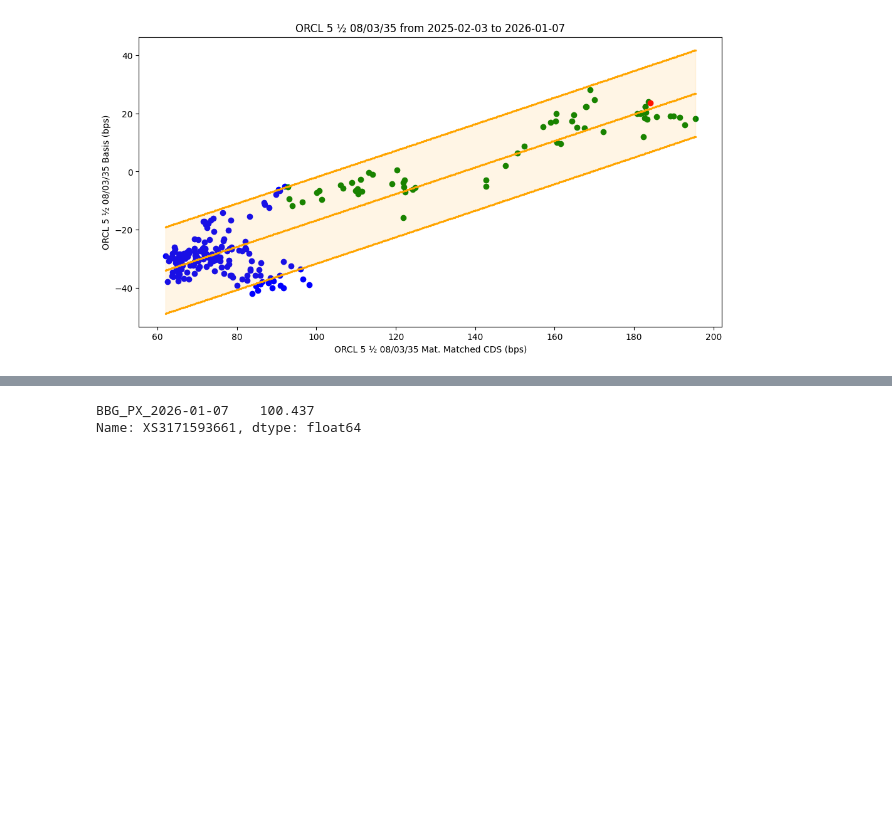
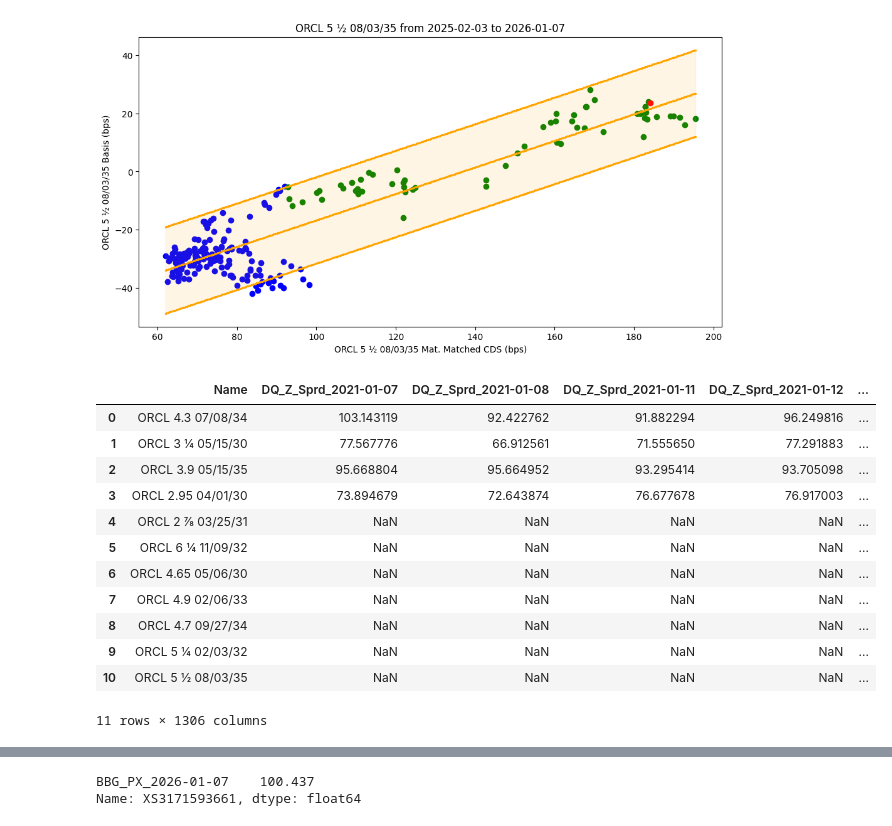
Before and after one commit to vasusharmaiiicm/53A.-HY-Bonds-Basis-Email, a Jupyter notebook: Part B13.ipynb, the cells around one changed output, grey strips where cells are left out. Saved outputs shown, nothing was run; the diff lists cells and outputs as text; code cells hidden in the pictures; blank space fills up the shorter version.

```diff
--- a/Part B13.ipynb
+++ b/Part B13.ipynb
@@ -1053,6 +1053,22 @@ for item in dq_bonds:
 # clear_output(wait=False)
 # df1.dropna(axis=1, how='all', inplace=True)
 # df1.to_parquet('temp.parquet')
+# %%
+df1
+# %% [output]
+|  | Name | DQ_Z_Sprd_2021-01-07 | DQ_Z_Sprd_2021-01-08 | DQ_Z_Sprd_2021-01-11 | DQ_Z_Sprd_2021-01-12 | ... |
+| 0 | ORCL 4.3 07/08/34 | 103.143119 | 92.422762 | 91.882294 | 96.249816 | ... |
+| 1 | ORCL 3 ¼ 05/15/30 | 77.567776 | 66.912561 | 71.555650 | 77.291883 | ... |
+| 2 | ORCL 3.9 05/15/35 | 95.668804 | 95.664952 | 93.295414 | 93.705098 | ... |
+| 3 | ORCL 2.95 04/01/30 | 73.894679 | 72.643874 | 76.677678 | 76.917003 | ... |
+| 4 | ORCL 2 ⅞ 03/25/31 | NaN | NaN | NaN | NaN | ... |
+| 5 | ORCL 6 ¼ 11/09/32 | NaN | NaN | NaN | NaN | ... |
+| 6 | ORCL 4.65 05/06/30 | NaN | NaN | NaN | NaN | ... |
+| 7 | ORCL 4.9 02/06/33 | NaN | NaN | NaN | NaN | ... |
+| 8 | ORCL 4.7 09/27/34 | NaN | NaN | NaN | NaN | ... |
+| 9 | ORCL 5 ¼ 02/03/32 | NaN | NaN | NaN | NaN | ... |
+| 10 | ORCL 5 ½ 08/03/35 | NaN | NaN | NaN | NaN | ... |
+11 rows × 1306 columns
 # %%
 df1 = pd.read_parquet('temp.parquet')
 reverse_dict = dict(zip(dq_dict.values(), dq_dict.keys()))
```
Also changed, not shown: parts of 1 cell of this notebook.
